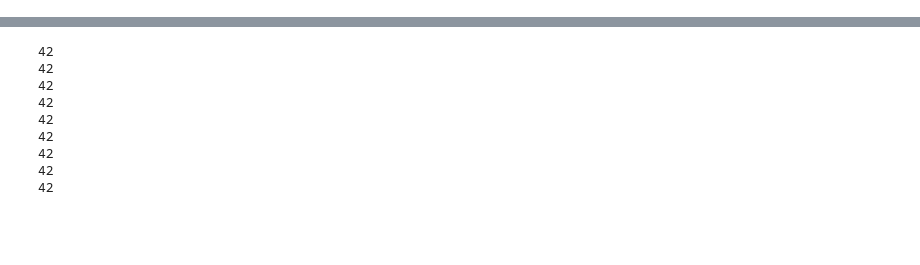
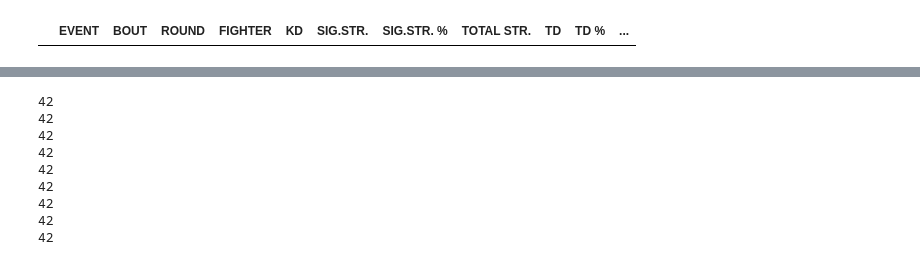
Before and after one commit to aduy2408/UFC-Matches-Analysis, a Jupyter notebook: ufc_fight_stats.ipynb, the cells around one changed output, grey strips where cells are left out. Saved outputs shown, nothing was run; the diff lists cells and outputs as text; code cells hidden in the pictures; blank space fills up the shorter version.

```diff
--- a/ufc_fight_stats.ipynb
+++ b/ufc_fight_stats.ipynb
@@ -5,6 +5,10 @@ from datetime import datetime
 # %%
 df_fight_stats = pd.read_csv('/home/duyle/Documents/VSC/Project_DAP391/og_dataset/ufc_fight_stats.csv')
 df_ufc_fighter_tott = pd.read_csv('/home/duyle/Documents/VSC/Project_DAP391/og_dataset/ufc_fighter_tott.csv')
+# %%
+df_fight_stats[df_fight_stats['EVENT']== 'ufc - ultimate brazil']
+# %% [output]
+|  | EVENT | BOUT | ROUND | FIGHTER | KD | SIG.STR. | SIG.STR. % | TOTAL STR. | TD | TD % | ... |
 # %%
 df_fight_stats['EVENT'] = df_fight_stats['EVENT'].str.strip().str.lower()
 df_fight_stats['BOUT'] = df_fight_stats['BOUT'].str.strip().str.lower()
```
Also changed, not shown: parts of 6 cells of this notebook, 11 other files.
